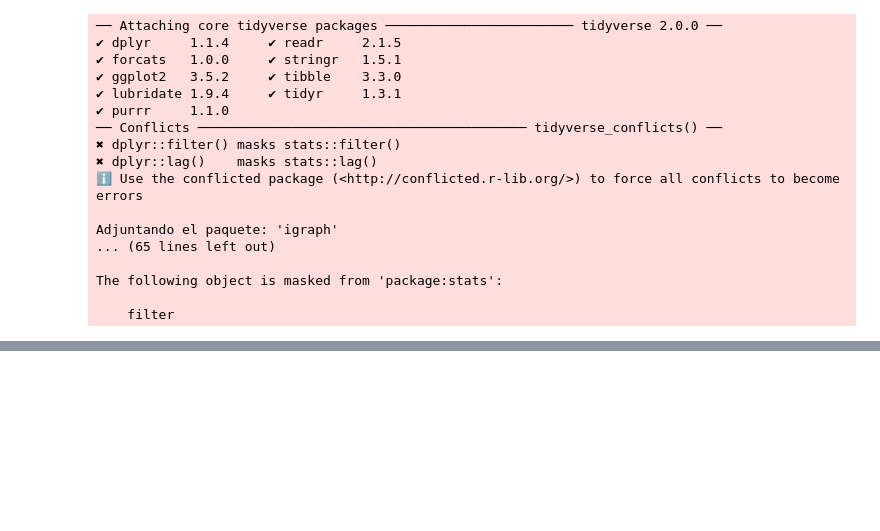
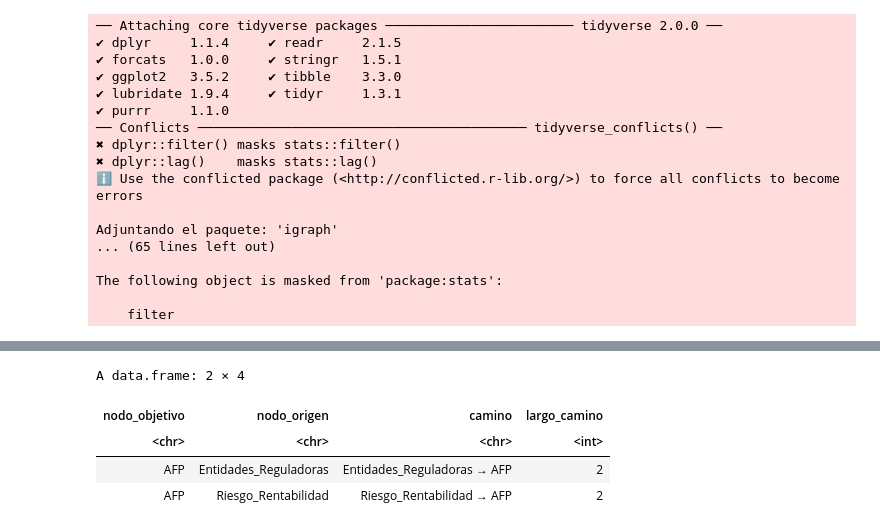
Before and after one commit to cutrerasc/Tesis-Doctorado, a Jupyter notebook: Modelo/Códigos/Manejo/Matriz_presedencia.ipynb, the cells around one changed output, grey strips where cells are left out. Cells and saved outputs as stored; diff of their text form; code cells hidden in the pictures; blank space fills up the shorter version.

```diff
--- a/Modelo/Códigos/Manejo/Matriz_presedencia.ipynb
+++ b/Modelo/Códigos/Manejo/Matriz_presedencia.ipynb
@@ -235,0 +209,33 @@ ggsave(
+# %%
+# Versión detallada: 1 fila por camino
+caminos_df <- do.call(rbind, lapply(names(caminos_hacia_atras), function(nodo) {
+  caminos <- caminos_hacia_atras[[nodo]]
+  if (length(caminos) == 0) {
+    return(data.frame(
+      nodo_objetivo = nodo,
+      nodo_origen = NA,
+      camino = NA,
+      largo_camino = NA,
+      stringsAsFactors = FALSE
+    ))
+  }
+  do.call(rbind, lapply(names(caminos), function(origen) {
+    lapply(caminos[[origen]], function(c) {
+      data.frame(
+        nodo_objetivo = nodo,
+        nodo_origen = origen,
+        camino = paste(c, collapse = " → "),
+        largo_camino = length(c),
+        stringsAsFactors = FALSE
+      )
+    }) %>% bind_rows()
+  }))
+}))
+# %%
+caminos_df%>%filter(nodo_objetivo=="AFP")
+# %% [output]
+A data.frame: 2 × 4
+| nodo_objetivo | nodo_origen | camino | largo_camino |
+| <chr> | <chr> | <chr> | <int> |
+| AFP | Entidades_Reguladoras | Entidades_Reguladoras → AFP | 2 |
+| AFP | Riesgo_Rentabilidad | Riesgo_Rentabilidad → AFP | 2 |
```
Also changed, not shown: parts of 15 cells of this notebook, 41 other files.
